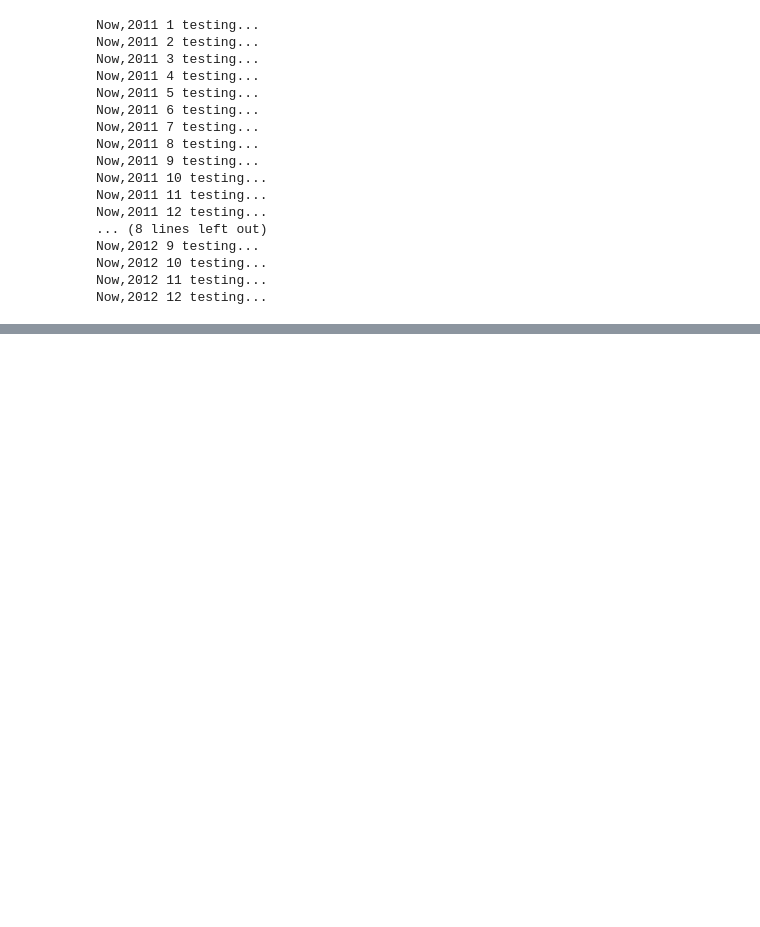
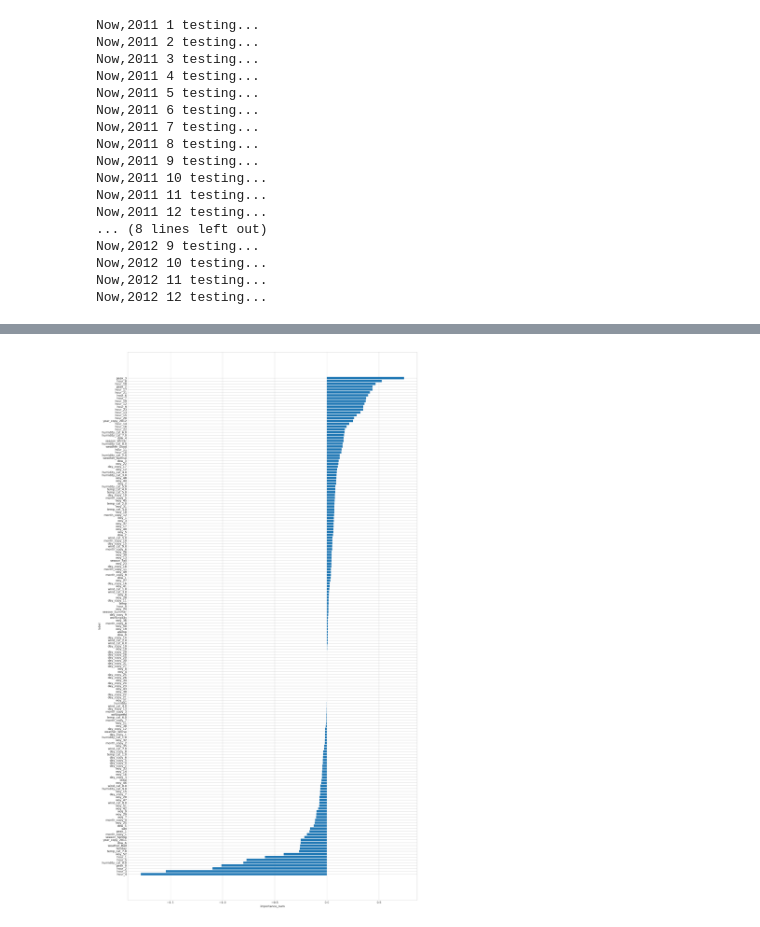
Before and after one commit to Hito4TK/Bike-Sharing-Demand-python, a Jupyter notebook: FeatureEngineeringAndModeling_ridge.ipynb, the cells around one changed output, grey strips where cells are left out. Saved outputs shown, nothing was run; the diff lists cells and outputs as text; code cells hidden in the pictures; blank space fills up the shorter version.

```diff
--- a/FeatureEngineeringAndModeling_ridge.ipynb
+++ b/FeatureEngineeringAndModeling_ridge.ipynb
@@ -394,0 +415,20 @@ all_df.head(3)
+# %%
+#特徴量の重要度
+feature = ridge_model.coef_
+#特徴量の名前
+label = train_df[ridge_cols].columns[0:]
+#特徴量の重要度順(降順)
+indices = np.argsort(feature)[::1]
+
+# プロット
+fig, ax = plt.subplots(figsize=(18, 35))
+x = range(len(feature))
+y = feature[indices]
+y_label = label[indices]
+plt.barh(x, y, align = 'center')
+plt.yticks(x, y_label)
+plt.xlabel("importance_num")
+plt.ylabel("label")
+plt.show()
+# %% [output]
+[figure, added]
```
Also changed, not shown: parts of 2 cells of this notebook, 9 other files.
